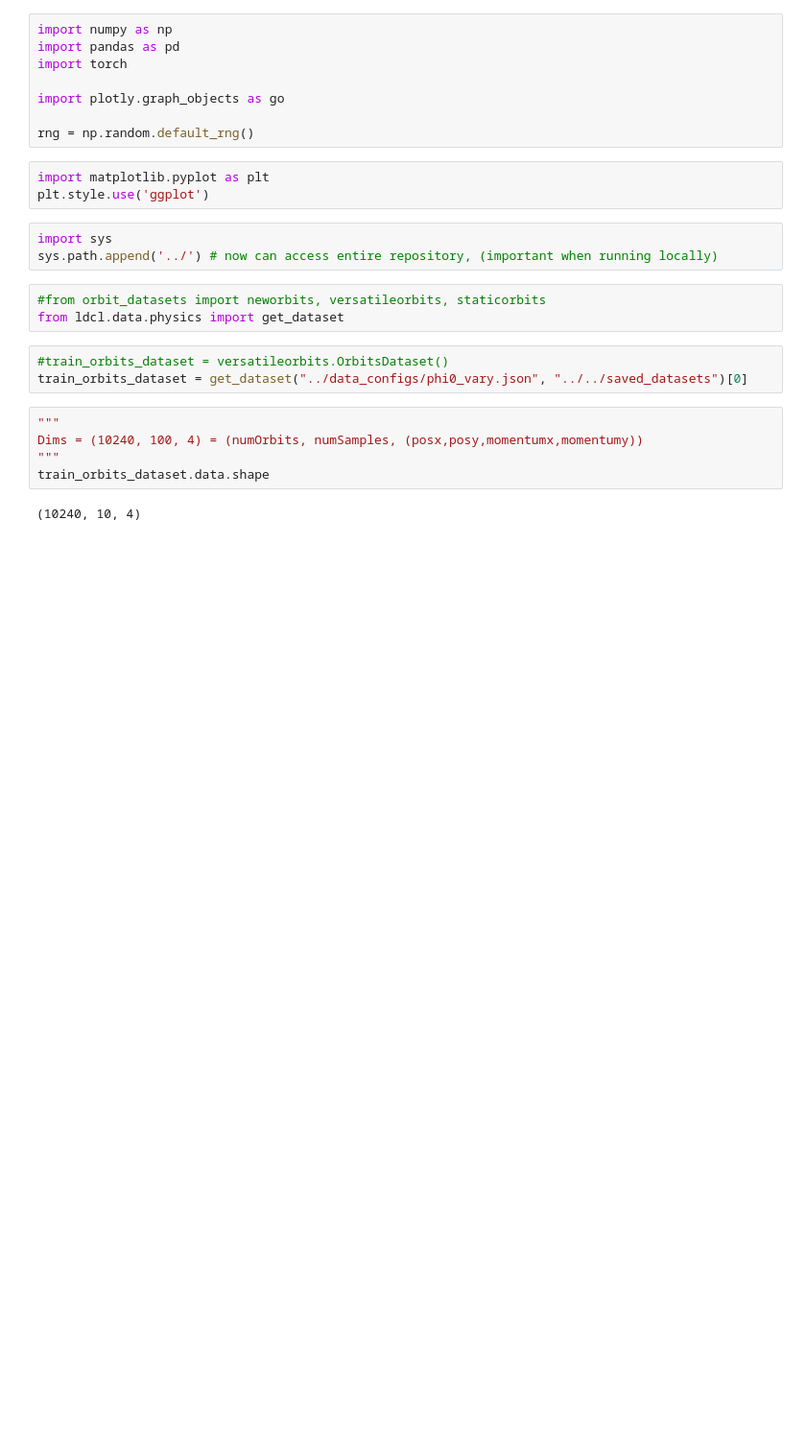
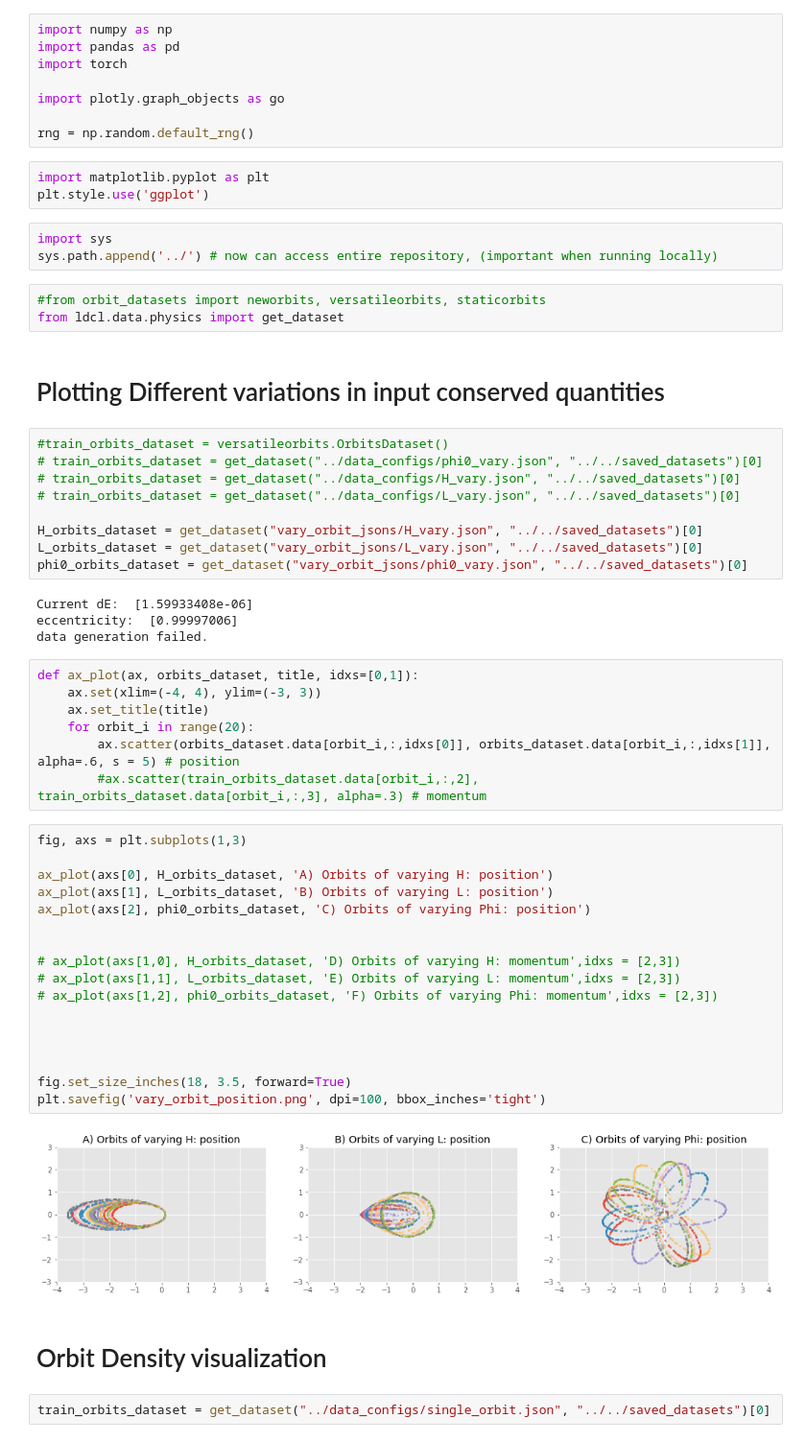
Before and after one commit to anugrahchemparathy/ContrastiveLearning, a Jupyter notebook: run/visualizations/OrbitsTesting.ipynb, the cells around one changed output. Shown at 96% size. Cells and saved outputs as stored; diff of their text form; blank space fills up the shorter version.

Commit message:
visualize orbits

```diff
--- a/run/visualizations/OrbitsTesting.ipynb
+++ b/run/visualizations/OrbitsTesting.ipynb
@@ -15,16 +15,51 @@ sys.path.append('../') # now can access entire repository, (important when runni
 # %%
 #from orbit_datasets import neworbits, versatileorbits, staticorbits
 from ldcl.data.physics import get_dataset
+# %% [markdown]
+# Plotting Different variations in input conserved quantities
+# %%
+#train_orbits_dataset = versatileorbits.OrbitsDataset()
+# train_orbits_dataset = get_dataset("../data_configs/phi0_vary.json", "../../saved_datasets")[0]
+# train_orbits_dataset = get_dataset("../data_configs/H_vary.json", "../../saved_datasets")[0]
+# train_orbits_dataset = get_dataset("../data_configs/L_vary.json", "../../saved_datasets")[0]
+
+H_orbits_dataset = get_dataset("vary_orbit_jsons/H_vary.json", "../../saved_datasets")[0]
+L_orbits_dataset = get_dataset("vary_orbit_jsons/L_vary.json", "../../saved_datasets")[0]
+phi0_orbits_dataset = get_dataset("vary_orbit_jsons/phi0_vary.json", "../../saved_datasets")[0]
+# %% [output]
+Current dE:  [1.59933408e-06]
+eccentricity:  [0.99997006]
+data generation failed.
+# %%
+def ax_plot(ax, orbits_dataset, title, idxs=[0,1]):
+    ax.set(xlim=(-4, 4), ylim=(-3, 3))
+    ax.set_title(title)
+    for orbit_i in range(20):
+        ax.scatter(orbits_dataset.data[orbit_i,:,idxs[0]], orbits_dataset.data[orbit_i,:,idxs[1]], alpha=.6, s = 5) # position
+        #ax.scatter(train_orbits_dataset.data[orbit_i,:,2], train_orbits_dataset.data[orbit_i,:,3], alpha=.3) # momentum
+# %%
+fig, axs = plt.subplots(1,3)
+
+ax_plot(axs[0], H_orbits_dataset, 'A) Orbits of varying H: position')
+ax_plot(axs[1], L_orbits_dataset, 'B) Orbits of varying L: position')
+ax_plot(axs[2], phi0_orbits_dataset, 'C) Orbits of varying Phi: position')
+
+
+# ax_plot(axs[1,0], H_orbits_dataset, 'D) Orbits of varying H: momentum',idxs = [2,3])
+# ax_plot(axs[1,1], L_orbits_dataset, 'E) Orbits of varying L: momentum',idxs = [2,3])
+# ax_plot(axs[1,2], phi0_orbits_dataset, 'F) Orbits of varying Phi: momentum',idxs = [2,3])
+
+
+
+
+fig.set_size_inches(18, 3.5, forward=True)
+plt.savefig('vary_orbit_position.png', dpi=100, bbox_inches='tight')
+# %% [output]
+[figure, added]
+# %% [markdown]
+# Orbit Density visualization
 # %%
-#train_orbits_dataset = versatileorbits.OrbitsDataset()
-train_orbits_dataset = get_dataset("../data_configs/phi0_vary.json", "../../saved_datasets")[0]
+train_orbits_dataset = get_dataset("../data_configs/single_orbit.json", "../../saved_datasets")[0]
-# %%
-"""
-Dims = (10240, 100, 4) = (numOrbits, numSamples, (posx,posy,momentumx,momentumy))
-"""
-train_orbits_dataset.data.shape
-# %% [output]
-(10240, 10, 4)
 # %%
 num = 100
 fig = go.Figure(
```
Also changed, not shown: parts of 2 cells of this notebook, 6 other files.
